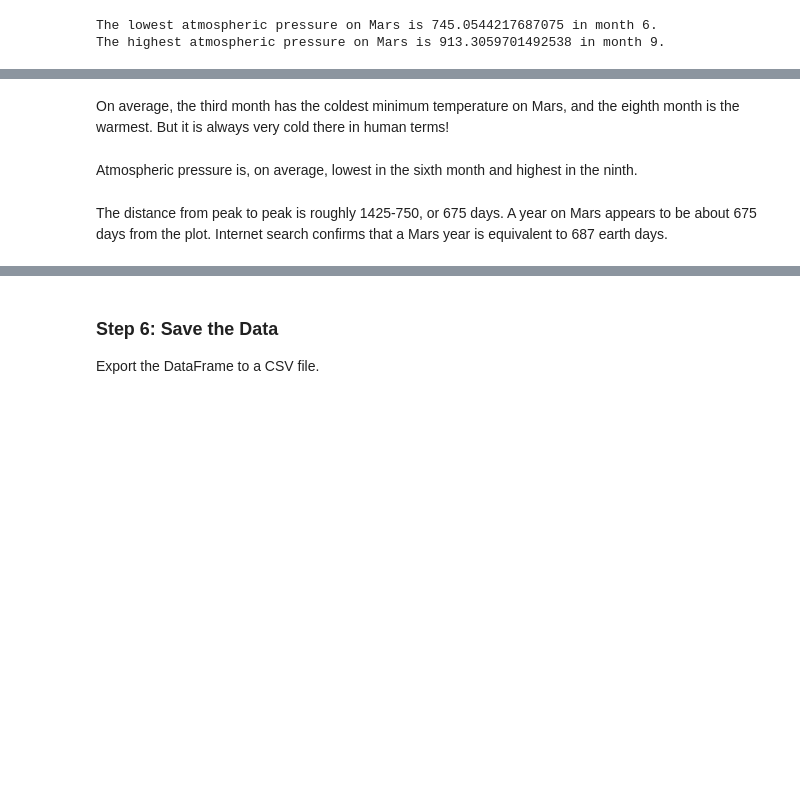
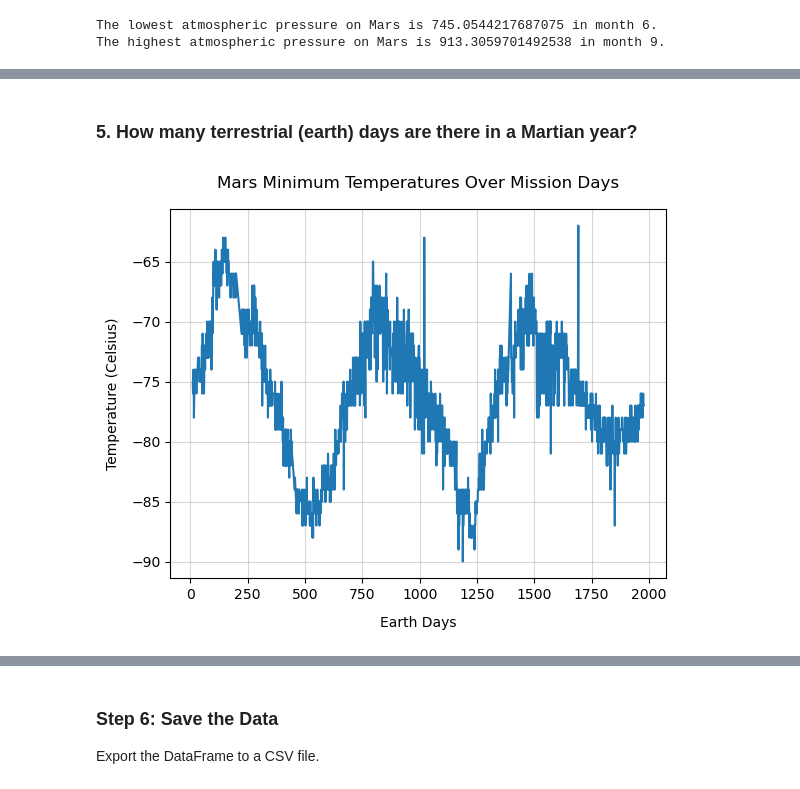
Before and after one commit to greberr09/web_scraping_challenge, a Jupyter notebook: part_2_mars_weather.ipynb, the cells around one changed output, grey strips where cells are left out. Saved outputs shown, nothing was run; the diff lists cells and outputs as text; code cells hidden in the pictures; blank space fills up the shorter version.

Commit message:
chromedriver distribution with package, output file, final days plot, markup cell cleanup

```diff
--- a/part_2_mars_weather.ipynb
+++ b/part_2_mars_weather.ipynb
@@ -112,6 +100,9 @@ temp_reading = {field: "" for field in field_names}
 # get the data rows
 rows =  html_soup.find_all('tr', class_='data-row')
 
+# set the output print counter
+cntr=0
+
 # Iterate over the data rows
 for row in rows:
 
@@ -122,7 +113,8 @@ for row in rows:
     # Find the data row which is contained within a 'td' pair
 
     data_row = row.select(('td'))
-    print("Data row: ", data_row)
+    if cntr <=3:
+        print("Data row: ", data_row)
 
     # Extract the text content of each <td> element in the row without the html tags
     data = [td.get_text(strip=True) for td in data_row]
@@ -130,10 +122,16 @@ for row in rows:
     # Assign the extracted data to the corresponding fields in the temp_reading dictionary
     for i in range(len(field_names)):
         temp_reading[field_names[i]] = data[i]
-        print(f"Data item {i} : {data[i]}")
 
-  # Add the dictionary to the temperatures list
+        # print the first 3 rows for verification
+        if cntr <= 3:
+            print(f"{field_names[i]} : {data[i]}")
+
+    # Add the dictionary to the temperatures list
     mars_temps.append(temp_reading)
+
+    # update the print counter
+    cntr+=1
 
 # create the DataFrame
 mars_temps_df = pd.DataFrame(mars_temps)
@@ -431,6 +423,33 @@ The highest atmospheric pressure on Mars is 913.3059701492538 in month 9.
-# %% [markdown]
-On average, the third month has the coldest minimum temperature on Mars, and the eighth month is the warmest. But it is always very cold there in human terms!
-# %% [markdown]
-Atmospheric pressure is, on average, lowest in the sixth month and highest in the ninth.
-# %% [markdown]
-The distance from peak to peak is roughly 1425-750, or 675 days. A year on Mars appears to be about 675 days from the plot. Internet search confirms that a Mars year is equivalent to 687 earth days.
+# %% [markdown]
+### 5. How many terrestrial (earth) days are there in a Martian year?
+# %%
+# 5. How many terrestrial (earth) days are there in a Martian year
+
+#Examination of the data comparing 'sol' to 'terrestrial_date' shows that
+#one Martian day is the same as one earth day, so the number of sols
+# can be examinedin the analysis
+
+# Sort the DataFrame by 'sol' column in ascending order
+mars_temps_sorted = mars_temps_df.sort_values('sol', ascending=True)
+
+# Plot 'min_temperature' column against 'sol'/days column
+mars_temps_sorted.plot(x='sol', y='min_temp', kind='line', legend=False)
+
+# Get the current Axes object
+ax = plt.gca()
+
+# Set the labels for the x and y-axes
+# Set padding on the labels
+ax.set_xlabel('Earth Days', labelpad=10)
+ax.set_ylabel('Temperature (Celsius)', labelpad=8)
+
+# set the title
+plt.title('Mars Minimum Temperatures Over Mission Days', pad = 15)
+
+# Add grid lines
+plt.grid(True, alpha = .5)
+
+# Display the plot
+plt.show()
+# %% [output]
+[figure, added]
```
Also changed, not shown: parts of 21 cells of this notebook, 3 other files.
